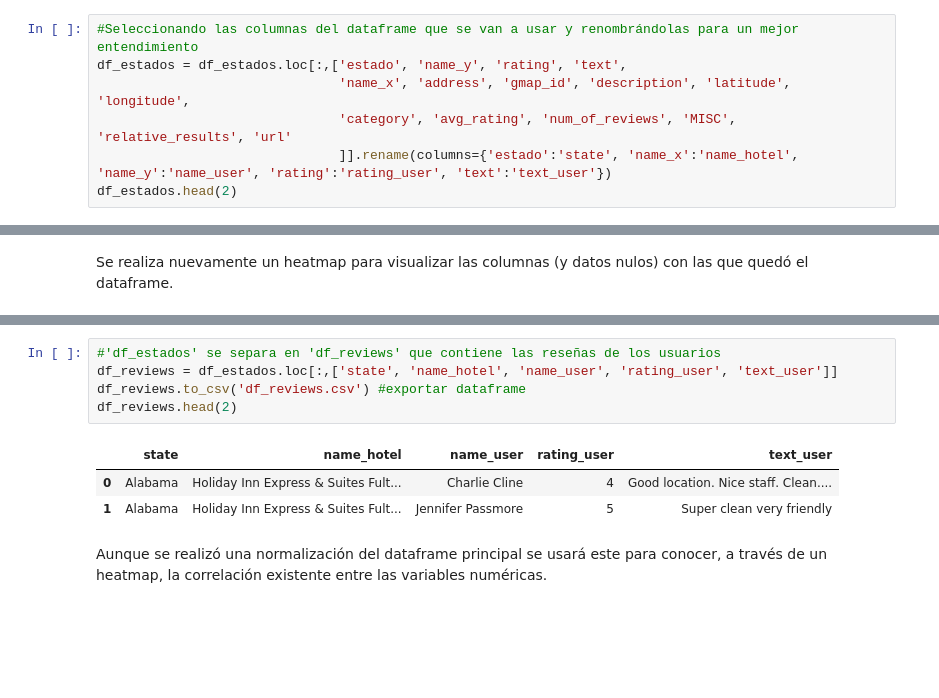
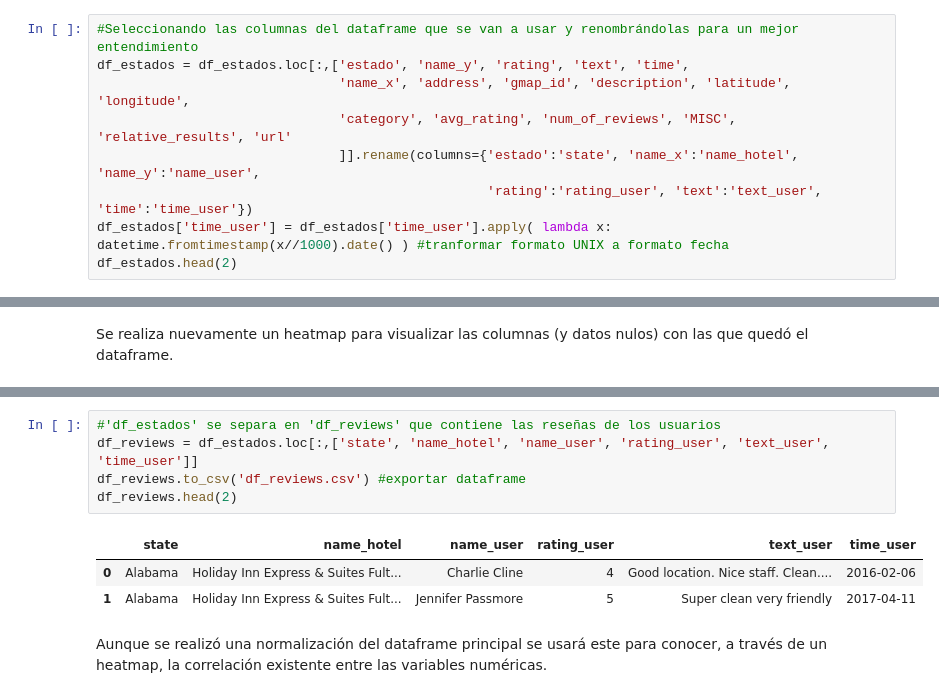
Before and after one commit to cistelsa/Commerce_Data_Analysis_and_Recommendations, a Jupyter notebook: 3_EDA/EDA_GM.ipynb, the cells around one changed output, grey strips where cells are left out. Drawn from its saved outputs; the diff is of its cells as text; blank space fills up the shorter version.

```diff
--- a/3_EDA/EDA_GM.ipynb
+++ b/3_EDA/EDA_GM.ipynb
@@ -69,8 +71,10 @@ Se destacan las columnas "price", "hours" y "state", pues estas se encuentran si
 # %%
 #Seleccionando las columnas del dataframe que se van a usar y renombrándolas para un mejor entendimiento
-df_estados = df_estados.loc[:,['estado', 'name_y', 'rating', 'text',
+df_estados = df_estados.loc[:,['estado', 'name_y', 'rating', 'text', 'time',
                                'name_x', 'address', 'gmap_id', 'description', 'latitude', 'longitude',
                                'category', 'avg_rating', 'num_of_reviews', 'MISC', 'relative_results', 'url'
-                               ]].rename(columns={'estado':'state', 'name_x':'name_hotel', 'name_y':'name_user', 'rating':'rating_user', 'text':'text_user'})
+                               ]].rename(columns={'estado':'state', 'name_x':'name_hotel', 'name_y':'name_user',
+                                                  'rating':'rating_user', 'text':'text_user', 'time':'time_user'})
+df_estados['time_user'] = df_estados['time_user'].apply( lambda x: datetime.fromtimestamp(x//1000).date() ) #tranformar formato UNIX a formato fecha
 df_estados.head(2)
 # %% [output]
@@ -103,13 +107,13 @@ df_state.head(3)
 | 2 | Alabama | Windwood Inn | Windwood Inn, 610 McMeans Ave, Ba... | 0x889a8a0f16241c7d:0xae32fa59c5d6... | Budget pick offering free contine... | 30.884019 | -87.786858 | ['Hotel'] | 3.3 | ... |
 # %%
 #'df_estados' se separa en 'df_reviews' que contiene las reseñas de los usuarios
-df_reviews = df_estados.loc[:,['state', 'name_hotel', 'name_user', 'rating_user', 'text_user']]
+df_reviews = df_estados.loc[:,['state', 'name_hotel', 'name_user', 'rating_user', 'text_user', 'time_user']]
 df_reviews.to_csv('df_reviews.csv') #exportar dataframe
 df_reviews.head(2)
 # %% [output]
-|  | state | name_hotel | name_user | rating_user | text_user |
-| 0 | Alabama | Holiday Inn Express & Suites Fult... | Charlie Cline | 4 | Good location. Nice staff. Clean.... |
-| 1 | Alabama | Holiday Inn Express & Suites Fult... | Jennifer Passmore | 5 | Super clean very friendly |
+|  | state | name_hotel | name_user | rating_user | text_user | time_user |
+| 0 | Alabama | Holiday Inn Express & Suites Fult... | Charlie Cline | 4 | Good location. Nice staff. Clean.... | 2016-02-06 |
+| 1 | Alabama | Holiday Inn Express & Suites Fult... | Jennifer Passmore | 5 | Super clean very friendly | 2017-04-11 |
 # %% [markdown]
 Aunque se realizó una normalización del dataframe principal se usará este para conocer, a través de un heatmap, la correlación existente entre las variables numéricas.
 # %%
```
Also changed, not shown: parts of 15 cells of this notebook.
